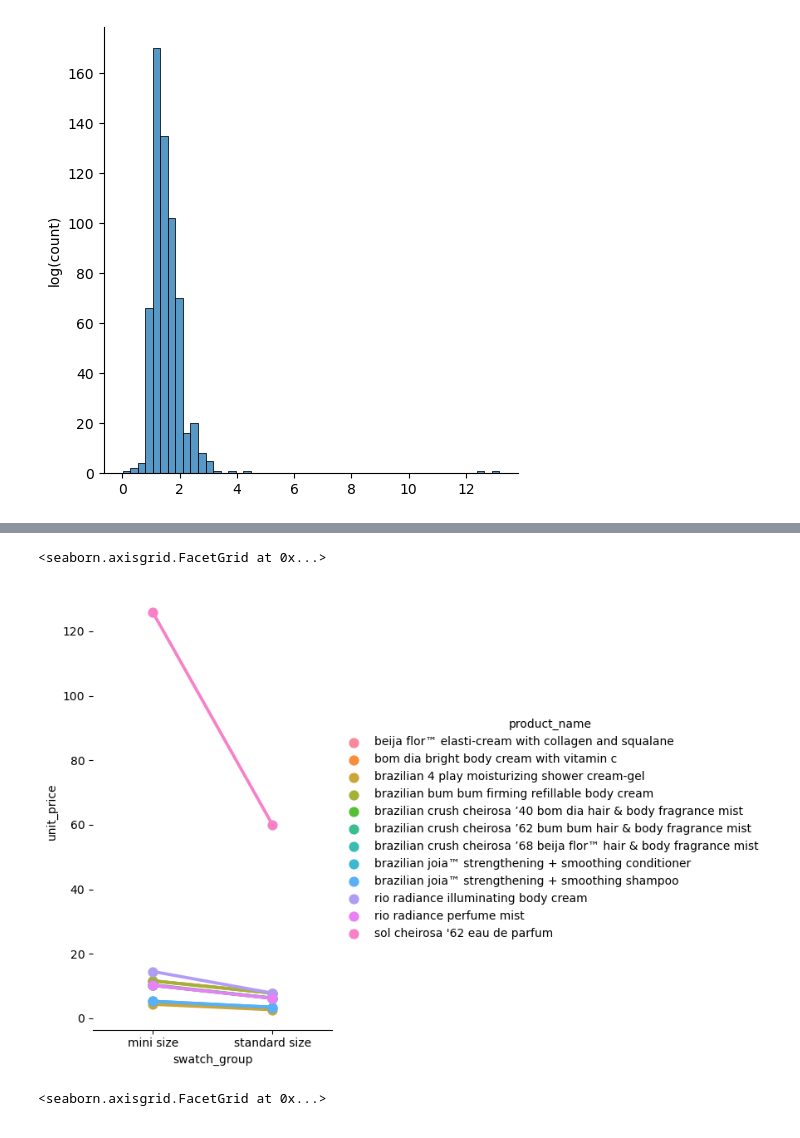
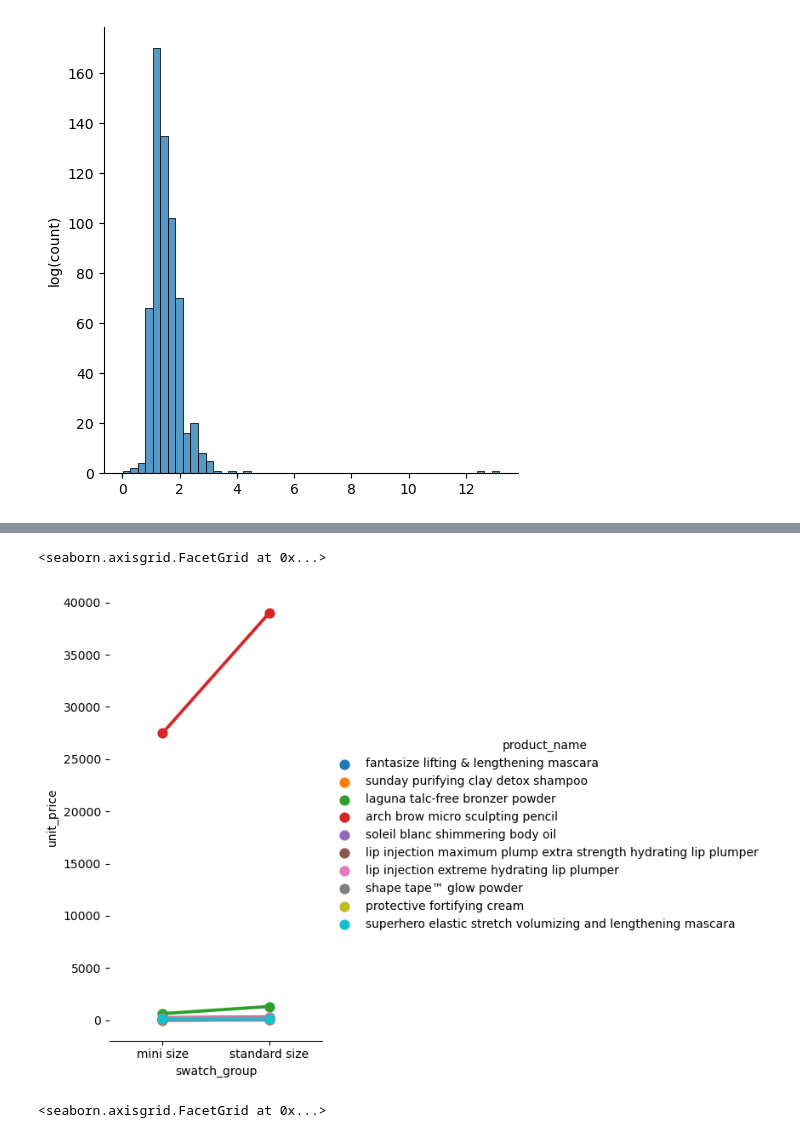
Before and after one commit to leblanchannah/value-cluster, a Jupyter notebook: product_EDA.ipynb, the cells around one changed output, grey strips where cells are left out. Saved outputs shown, nothing was run; the diff lists cells and outputs as text; code cells hidden in the pictures.

Commit message:
trying to fix issue where a product has multiple sizes in the same swatch group

```diff
--- a/product_EDA.ipynb
+++ b/product_EDA.ipynb
@@ -153,0 +225,5 @@ See the caveats in the documentation: https://pandas.pydata.org/pandas-docs/stab
+# %%
+temp = df[df['swatch_group'].isin(['standard size','mini size'])].groupby(['product_id','swatch_group'], as_index=False)['amount_a'].nunique()
+temp = temp.groupby(['product_id'], as_index=False)['amount_a'].sum()
+eligible_products = temp[temp['amount_a']==2]['product_id'].unique()
+target_comp_df = df[(df['product_id'].isin(eligible_products)) & (df['swatch_group'].isin(['standard size','mini size']))]
@@ -217,2 +264,0 @@ plt.xscale('log')
-# %%
-target_comp_df = target_comp_df.set_index(['brand_name','product_name']).stack('swatch_group').reset_index().rename(columns={0:'unit_price'})
@@ -238,0 +265,17 @@ Name: brand_name, dtype: int64
+# %%
+def filter_product_comparison_data(df, col, asc=True, lim=10):
+    return df.sort_values(by=col, ascending=asc).head(lim)
+
+# x best value mini products
+# sort by mini unit price ascending, top x
+# x best value standard products
+#
+# sort by standard unit price ascending, top x
+# x best value mini compared to standard
+# target_comp_df = filter_product_comparison_data(target_comp_df, 'ratio_mini_to_standard', asc=True, lim=10)
+
+# sort by ratio, ascending, top x
+target_comp_df = filter_product_comparison_data(target_comp_df, 'ratio_mini_to_standard', asc=True, lim=10)
+# x best standard compared to mini
+# sort by ration, descending, top x
+# target_comp_df = filter_product_comparison_data(target_comp_df, 'ratio_mini_to_standard', asc=False, lim=10)
@@ -238,0 +291,2 @@ Name: brand_name, dtype: int64
+# %%
+target_comp_df.set_index(['brand_name','product_name']).stack('swatch_group').reset_index().rename(columns={0:'unit_price'})
@@ -239,16 +311,18 @@ Name: brand_name, dtype: int64
 # %%
-filtered_df = target_comp_df[(~target_comp_df['swatch_group'].isin(['size_diff','ratio_mini_to_standard'])) &
-                             (target_comp_df['brand_name']=='sol de janeiro')]
+filtered_df = target_comp_df.set_index(['brand_name','product_name']).stack('swatch_group').reset_index().rename(columns={0:'unit_price'})
+
+filtered_df = filtered_df[(~filtered_df['swatch_group'].isin(['size_diff','ratio_mini_to_standard']))]
+
 # Draw a pointplot to show pulse as a function of three categorical factors
 g = sns.catplot(
     data=filtered_df, x="swatch_group", y="unit_price", hue="product_name",
     capsize=.2, #palette="YlGnBu_d",
     kind="point", height=6, aspect=.75,
 )
 g.despine(left=True)
 # %% [output]
 <seaborn.axisgrid.FacetGrid at 0x...>
-[figure, old version]
+[figure, new version]
 # %%
 filtered_df = target_comp_df[(target_comp_df['swatch_group']!='size_diff') & (target_comp_df['brand_name']=='youth to the people')]
 # Draw a pointplot to show pulse as a function of three categorical factors
```
Also changed, not shown: parts of 20 cells of this notebook, 1 other file.
